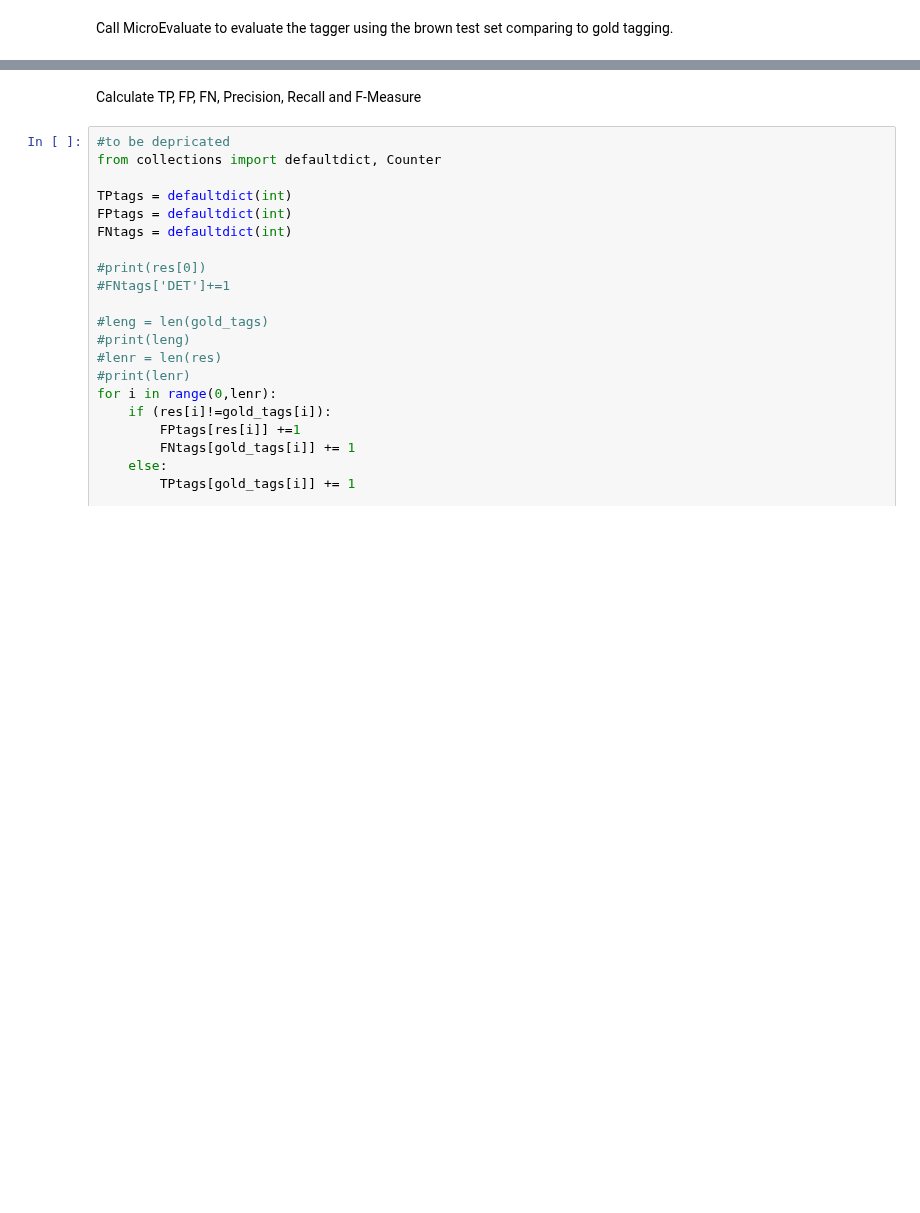
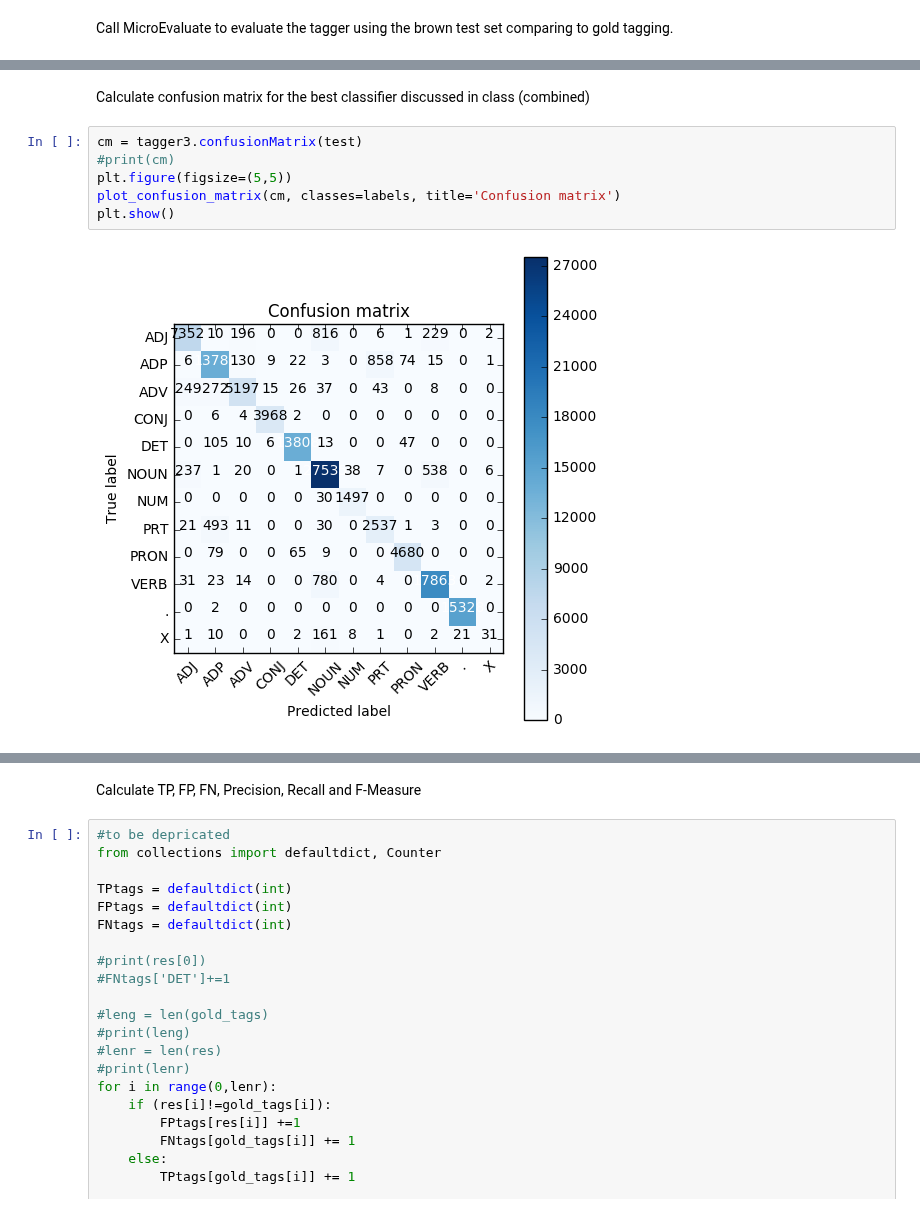
Before and after one commit to asnatm/nlpc, a Jupyter notebook: HW1.ipynb, the cells around one changed output, grey strips where cells are left out. Saved outputs shown, nothing was run; the diff lists cells and outputs as text; blank space fills up the shorter version.

```diff
--- a/HW1.ipynb
+++ b/HW1.ipynb
@@ -622,3 +714,13 @@ recall = eval.getRecall()
+# %% [markdown]
+Calculate confusion matrix for the best classifier discussed in class (combined)
+# %%
+cm = tagger3.confusionMatrix(test)
+#print(cm)
+plt.figure(figsize=(5,5))
+plot_confusion_matrix(cm, classes=labels, title='Confusion matrix')
+plt.show()
+# %% [output]
+[figure, added]
 # %%
 #to be depricated
 
```
Also changed, not shown: parts of 10 cells of this notebook, 2 other files.
